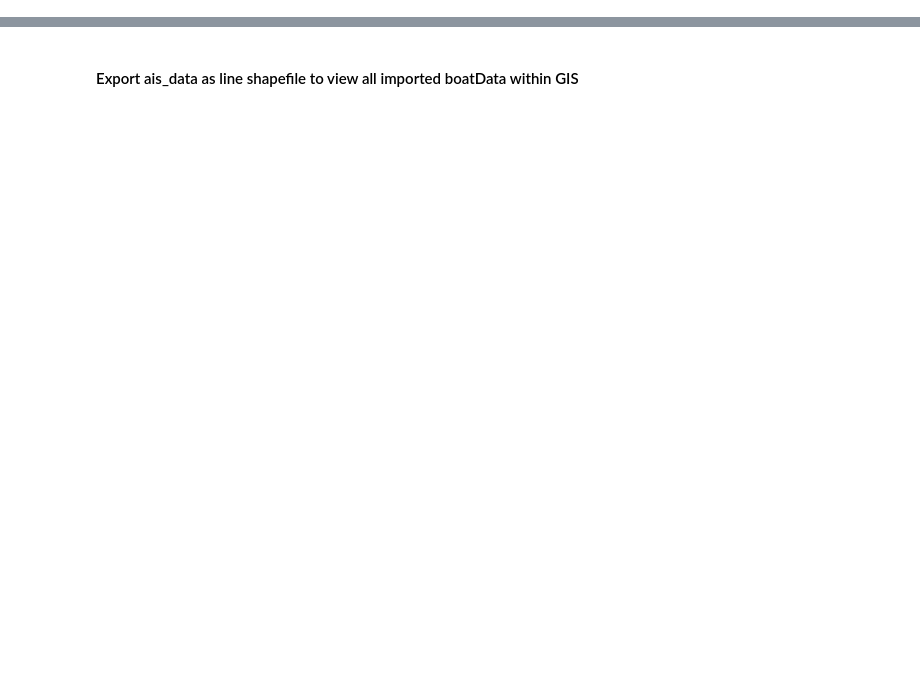
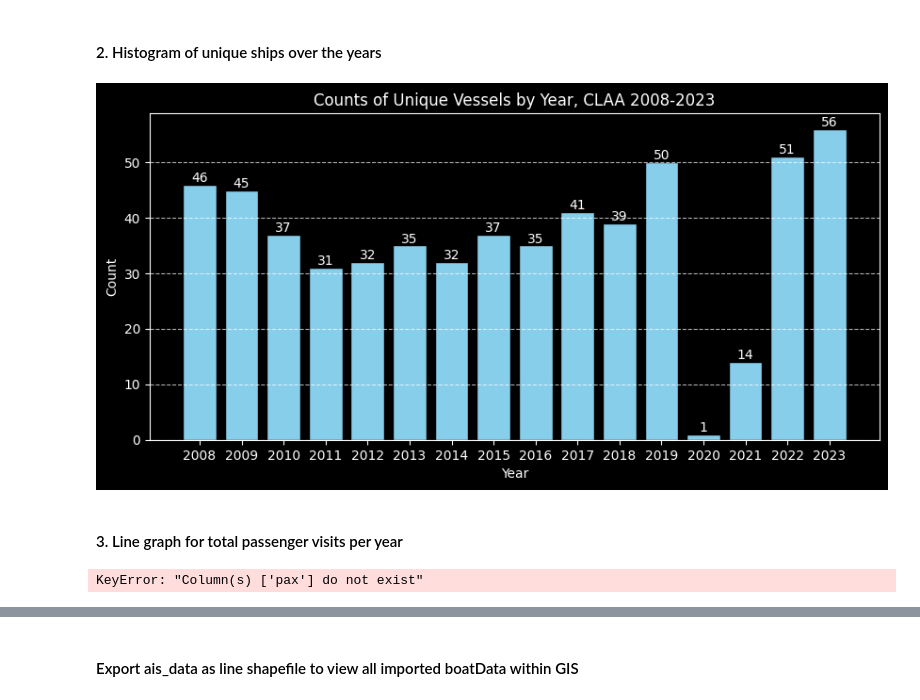
Before and after one commit to gebrady/shippy, a Jupyter notebook: tables_and_figures.ipynb, the cells around one changed output, grey strips where cells are left out. Drawn from its saved outputs; the diff is of its cells as text; code cells hidden in the pictures; blank space fills up the shorter version.

```diff
--- a/tables_and_figures.ipynb
+++ b/tables_and_figures.ipynb
@@ -60,0 +162,3 @@ a.ais_transit_table
+# %%
+claa_df = pd.read_csv('./data/calendar/allyears_allports_claa.csv')
+claa_df = claa_df.sort_values(by='date')
@@ -60,0 +167,10 @@ a.ais_transit_table
+# %%
+# TABLE OF PORT CALLS FOR ALL YEARS AND ALL VESSELS
+ports = claa_df[['date', 'boatName','portName', 'nextPort']]
+ports = ports[ports['portName']!= 'AT SEA']
+#ports[['mmsi', 'imo', 'length', 'width', 'pax', 'gross_tonnage']] = None
+ports['year'] = pd.to_datetime(ports['date']).dt.year
+ports
+
+port_calls_merged_with_ship_attributes = ports.merge(unique_vessels, left_on = 'boatName', right_on = 'name', how= 'inner')
+ports
@@ -60,0 +191,56 @@ a.ais_transit_table
+# %% [markdown]
+#### 2. Histogram of unique ships over the years
+# %%
+import matplotlib.pyplot as plt
+
+portChanges = pd.DataFrame()
+
+grouped = ports.groupby('year', dropna = True)
+for year, group in grouped:
+        unique_ships = len(group.boatName.unique())
+        new_row = {'year' : year,
+                   'unique_ships' : unique_ships}
+        portChanges = pd.concat([portChanges, pd.DataFrame([new_row])])
+
+plt.figure(figsize=(10,4.5))
+bars = plt.bar(portChanges['year'], portChanges['unique_ships'], color='skyblue', edgecolor='black')
+
+plt.xlabel('Year')
+plt.ylabel('Count')
+plt.title('Counts of Unique Vessels by Year, CLAA 2008-2023')
+plt.xticks(portChanges['year'])
+plt.grid(axis='y', linestyle='--', alpha=0.7)
+
+for bar in bars:
+    height = bar.get_height()
+    plt.text(bar.get_x() + bar.get_width() / 2.0, height, f'{height}', ha='center', va='bottom')
+
+# Show the plot
+plt.savefig(r'./main_products/unique_vessels_scheduled_per_year.png', dpi=300)  # Export as PNG with high resolution
+plt.show()
+# %% [output]
+[figure, added]
+# %% [markdown]
+#### 3. Line graph for total passenger visits per year
+# %%
+df = port_calls_merged_with_ship_attributes[port_calls_merged_with_ship_attributes.year!=2021]
+df_grouped = df.groupby('year').agg({
+    'pax' : 'mean'
+}).reset_index()
+
+plt.style.use('dark_background')  # Set dark mode
+plt.figure(figsize=(10, 6))
+plt.plot(df_grouped['year'], df_grouped['length'], color='cyan', label='Average vessel length (m)', linewidth=2, linestyle='--')
+plt.scatter(df_grouped['year'], df_grouped['length'], color='cyan', edgecolor='white', zorder=5)  # Adding points
+plt.xlabel('Year', fontsize=14)
+plt.ylabel('Average Vessel Length', color='white', fontsize=14)
+plt.tick_params(axis='y', labelcolor='white')
+plt.title('Trends in Vessel Lengths (2008 - 2024)', fontsize=16, color='white')
+plt.grid(False)
+plt.legend(loc='upper left', fontsize=12)
+
+plt.tight_layout()
+plt.savefig(r'./main_products/total_passenger_capacity_trends.png', dpi=300)  # Export as PNG with high resolution
+plt.show()
+# %% [output]
+KeyError: "Column(s) ['pax'] do not exist"
```
Also changed, not shown: parts of 59 cells of this notebook, 5 other files.
